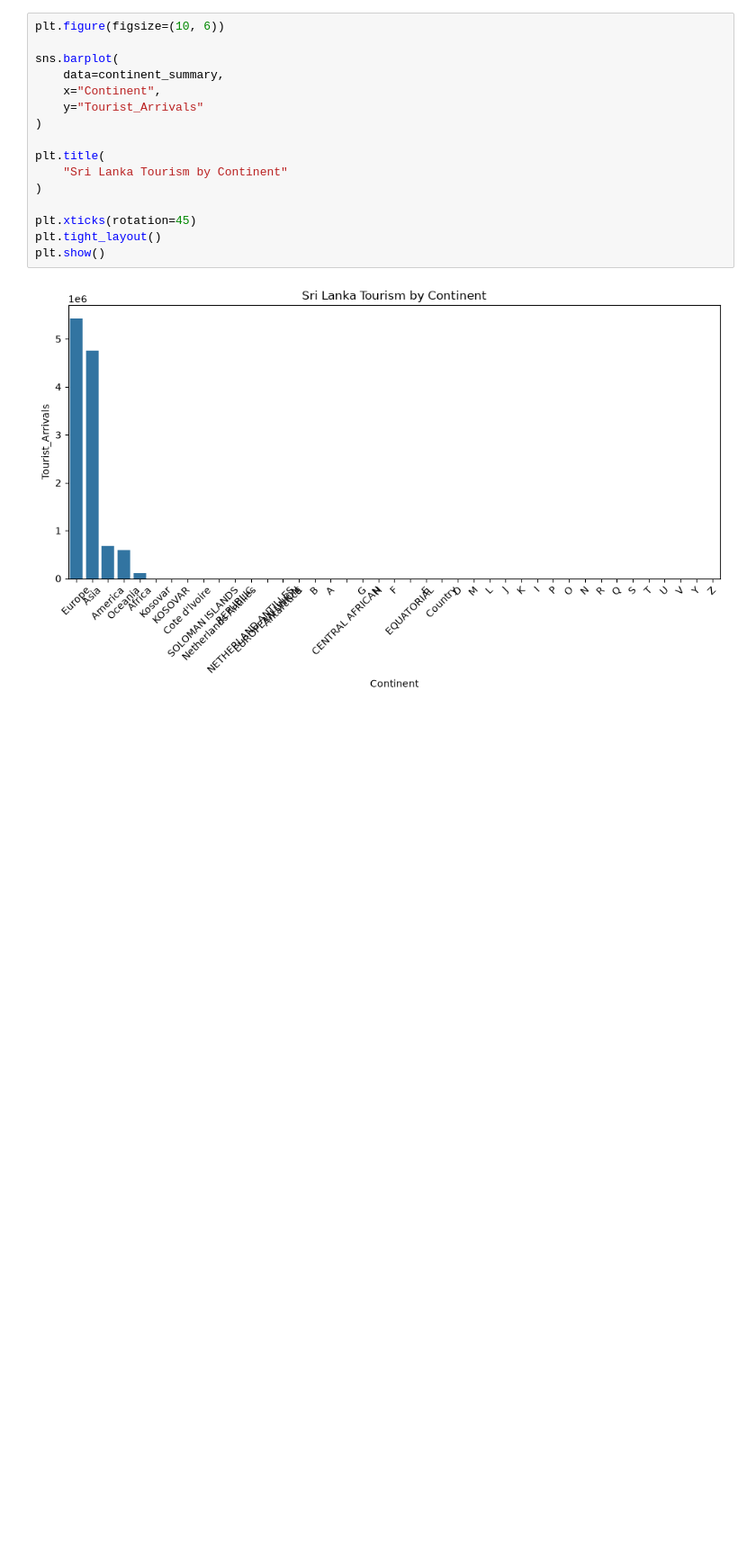
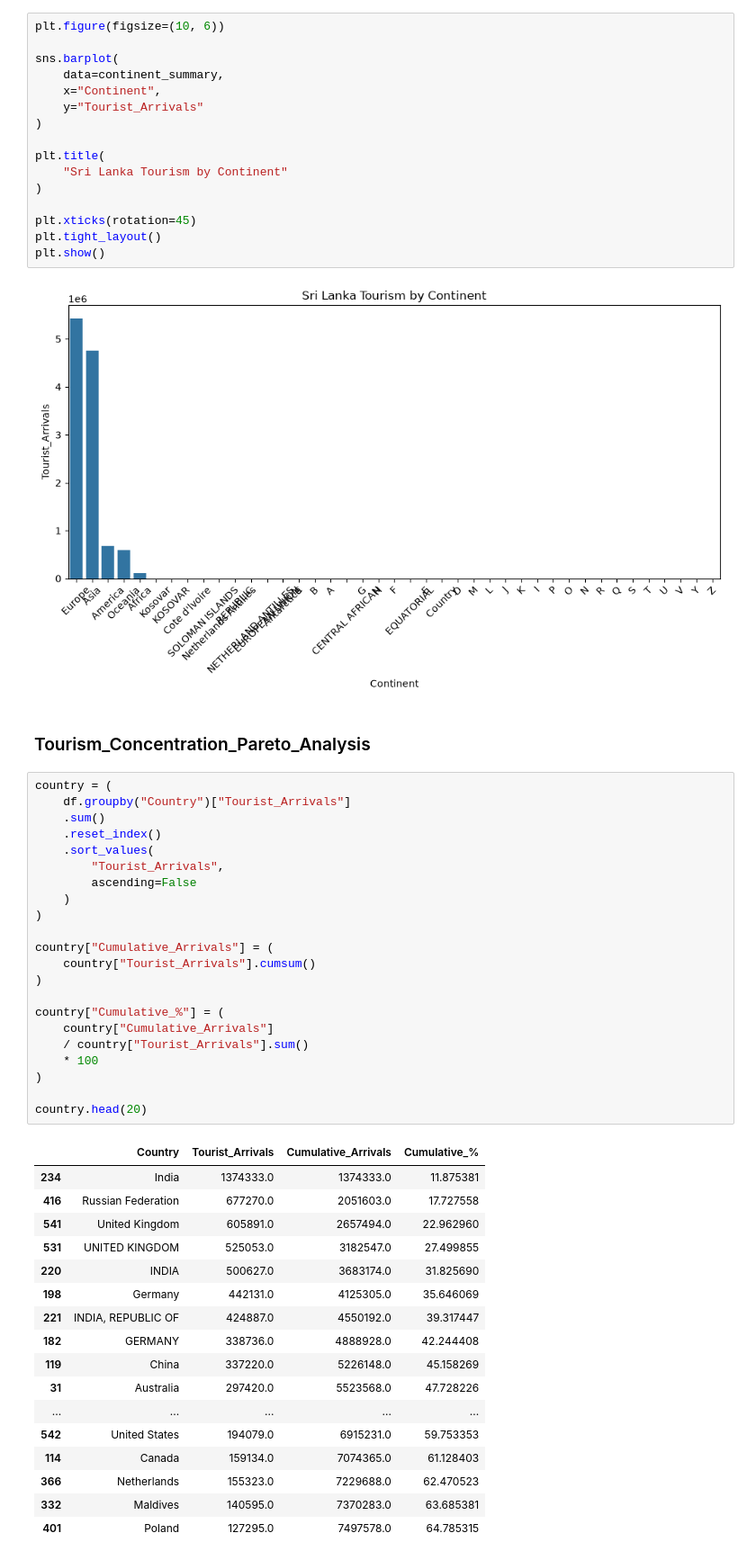
Before and after one commit to HimashMadushanka/Sri-Lanka-Tourism-Intelligence, a Jupyter notebook: notebooks/04_Overall_Tourism_Performance.ipynb, the cells around one changed output. Shown at 90% size. Drawn from its saved outputs; the diff is of its cells as text; blank space fills up the shorter version.

```diff
--- a/notebooks/04_Overall_Tourism_Performance.ipynb
+++ b/notebooks/04_Overall_Tourism_Performance.ipynb
@@ -563,3 +563,45 @@ plt.tight_layout()
 plt.show()
 # %% [output]
 [figure]
+# %% [markdown]
+### Tourism_Concentration_Pareto_Analysis
+# %%
+country = (
+    df.groupby("Country")["Tourist_Arrivals"]
+    .sum()
+    .reset_index()
+    .sort_values(
+        "Tourist_Arrivals",
+        ascending=False
+    )
+)
+
+country["Cumulative_Arrivals"] = (
+    country["Tourist_Arrivals"].cumsum()
+)
+
+country["Cumulative_%"] = (
+    country["Cumulative_Arrivals"]
+    / country["Tourist_Arrivals"].sum()
+    * 100
+)
+
+country.head(20)
+# %% [output]
+|  | Country | Tourist_Arrivals | Cumulative_Arrivals | Cumulative_% |
+| 234 | India | 1374333.0 | 1374333.0 | 11.875381 |
+| 416 | Russian Federation | 677270.0 | 2051603.0 | 17.727558 |
+| 541 | United Kingdom | 605891.0 | 2657494.0 | 22.962960 |
+| 531 | UNITED KINGDOM | 525053.0 | 3182547.0 | 27.499855 |
+| 220 | INDIA | 500627.0 | 3683174.0 | 31.825690 |
+| 198 | Germany | 442131.0 | 4125305.0 | 35.646069 |
+| 221 | INDIA, REPUBLIC OF | 424887.0 | 4550192.0 | 39.317447 |
+| 182 | GERMANY | 338736.0 | 4888928.0 | 42.244408 |
+| 119 | China | 337220.0 | 5226148.0 | 45.158269 |
+| 31 | Australia | 297420.0 | 5523568.0 | 47.728226 |
+| ... | ... | ... | ... | ... |
+| 542 | United States | 194079.0 | 6915231.0 | 59.753353 |
+| 114 | Canada | 159134.0 | 7074365.0 | 61.128403 |
+| 366 | Netherlands | 155323.0 | 7229688.0 | 62.470523 |
+| 332 | Maldives | 140595.0 | 7370283.0 | 63.685381 |
+| 401 | Poland | 127295.0 | 7497578.0 | 64.785315 |
```
Also changed, not shown: parts of 1 cell of this notebook.
